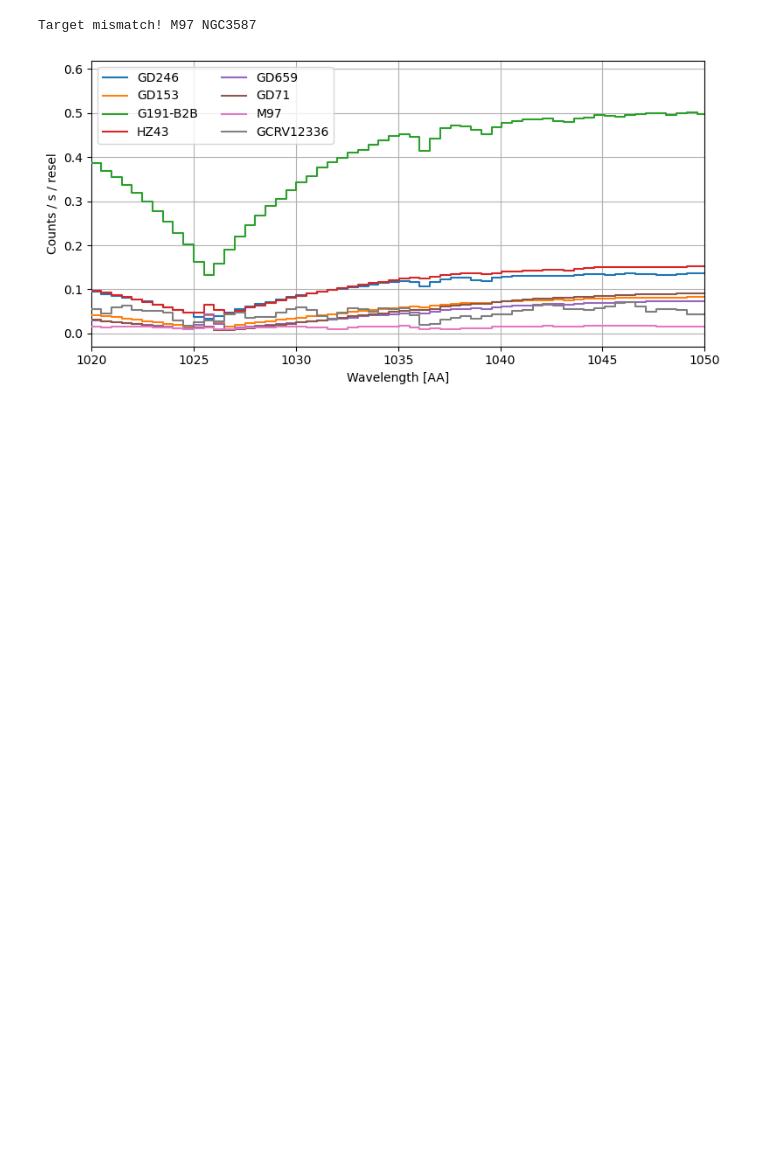
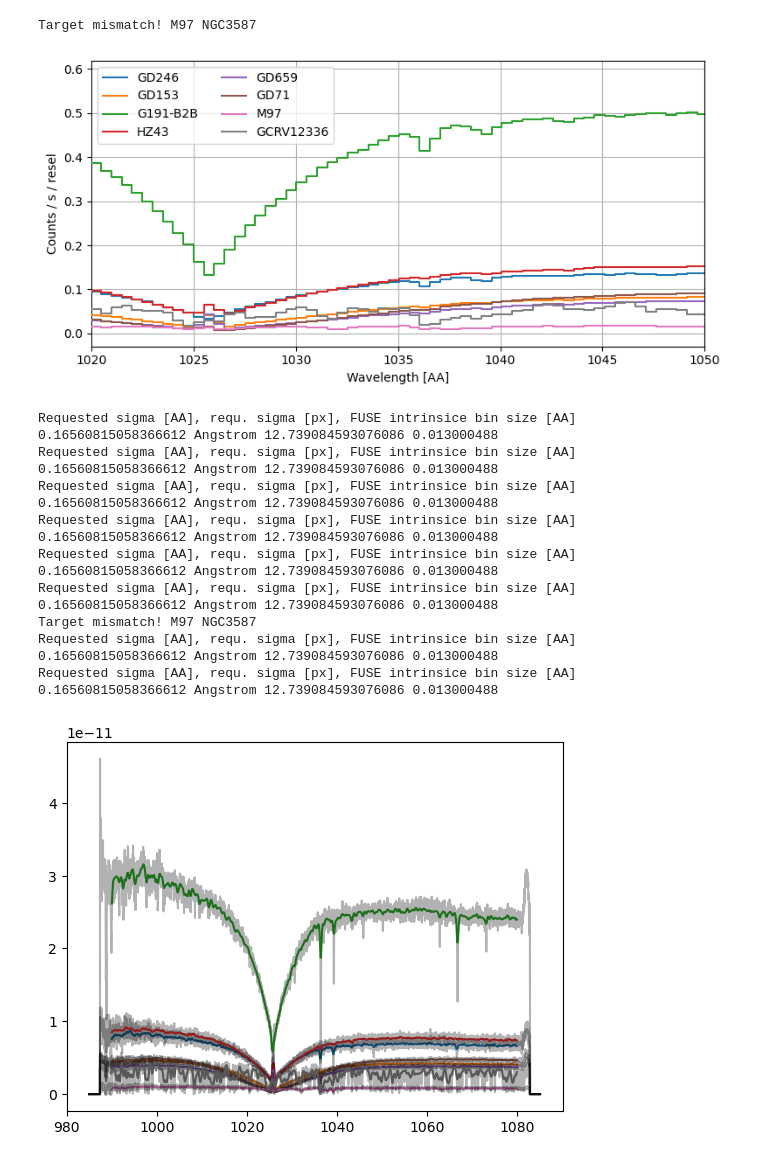
Before and after one commit to kepplerm/calTargets, a Jupyter notebook: scripts/calTargets_analysis.ipynb, the cells around one changed output. Cells and saved outputs as stored; diff of their text form; code cells hidden in the pictures; blank space fills up the shorter version.

```diff
--- a/scripts/calTargets_analysis.ipynb
+++ b/scripts/calTargets_analysis.ipynb
@@ -46,10 +46,12 @@ def specToAspera(lam, flux, texp, specbin=50.*u.km/u.s, aeff=0.75*u.cm**2,
     Returns
     -------
 
-    lam_new: 1D array
+    - 1D array
         Output wavelength array, assuming units of AA
-    counts: 1D array
+    - 1D array
         Output counts array, assuming units of counts
+    - 1D array
+        Output flux array, assuming units of erg/s/cm**2/AA
 
     """
 
@@ -62,12 +64,12 @@ def specToAspera(lam, flux, texp, specbin=50.*u.km/u.s, aeff=0.75*u.cm**2,
     std_AA = 1035*u.AA/respower/(2.*np.sqrt(2.*np.log(2)))
     stddev_px = (std_AA/np.mean(np.diff(lam*u.AA))).decompose().value
     spec_smooth = gaussian_smooth(spec, stddev=stddev_px)
-    print('Requested sigma [AA], requ. sigma [px], FUSE intrinsice bin size [AA]', std_AA, stddev_px, np.diff(lam)[0])
 
     # Rebin on 50 km/s grid
     dlam_new = ((specbin/c.c)*1035*u.AA).to(u.AA).value
     lam_new = np.arange(lam[0], lam[-1], step=dlam_new)*u.AA
-    fluxc_resample = FluxConservingResampler()
+    #fluxc_resample = FluxConservingResampler()
+    fluxc_resample = LinearInterpolatedResampler()
     spec_rebinned = fluxc_resample(spec_smooth, lam_new)
 
     # Convert to counts
@@ -75,7 +77,7 @@ def specToAspera(lam, flux, texp, specbin=50.*u.km/u.s, aeff=0.75*u.cm**2,
     dlam = dlam_new*u.AA
     counts = (spec_rebinned.flux/energy*texp*aeff*dlam).decompose()
 
-    return lam_new.value, counts
+    return lam_new.value, counts, spec_rebinned.flux
 # %%
 path_root = '/Users/kepplerm/Documents/Work/Data/FUSE/calibration_data/'
 #folders = ['flux_calib', 'wavelength_calib']
@@ -532,3 +534,61 @@ plt.show()
 # %% [output]
 Target mismatch! M97 NGC3587
 [figure]
+# %%
+# Compute integrated count rates for all targets
+
+targets = ['GD246','GD153','G191-B2B','HZ43','GD659','GD71', 'M97', 'GCRV12336', 'zetaOph']
+folders = ['flux_calib','flux_calib','flux_calib','flux_calib','flux_calib','flux_calib',
+           'wavelength_calib','wavelength_calib', 'wavelength_calib']
+texp_arr = [1, 1, 1, 1, 1, 1, 1, 1, 16]
+
+
+# Parameter choice
+specbin=43*u.km/u.s # intrinsic MCP pixel size in km/s
+aeff = 1.43*u.cm**2 # CBE value
+respower = 2654 # CBE value
+
+for i in range(0, len(targets)-1):
+    target = targets[i]
+    path = path_root+folders[i]
+    texp = texp_arr[i]
+
+    # No actual spectrum for zetaOph available. Create dummy spectrum.
+    if target == 'zetaOph':
+        flux = np.ones(len(lam))*0.3e-8#*u.erg/u.s/u.cm**2/u.AA
+
+    else:
+
+        # Read FUSE spectrum
+        path = path_root+folders[i]
+        files = path+'/'+target+'/'+target+'_combined.fit'
+        dat = fits.open(files)
+        targname = dat[0].header['TARGNAME']
+
+        if targname != target:
+            print('Target mismatch! '+target+' '+targname)
+
+        lam = np.squeeze(dat[1].data['WAVE'])
+        flux = np.squeeze(dat[1].data['FLUX'])
+
+
+    print(min(lam), max(lam))
+
+    # Generate Aspera mock spectrum
+    lamAsp, countsAsp, fluxAsp = specToAspera(lam, flux, texp, specbin=specbin,
+                                              aeff=aeff, respower=respower)
+
+    ind = ((lamAsp>990.) & (lamAsp<1080))
+    plt.plot(lamAsp[ind], fluxAsp[ind])
+    plt.plot(lam, flux, color='k', alpha=0.3)
+# %% [output]
+Requested sigma [AA], requ. sigma [px], FUSE intrinsice bin size [AA] 0.16560815058366612 Angstrom 12.739084593076086 0.013000488
+Requested sigma [AA], requ. sigma [px], FUSE intrinsice bin size [AA] 0.16560815058366612 Angstrom 12.739084593076086 0.013000488
+Requested sigma [AA], requ. sigma [px], FUSE intrinsice bin size [AA] 0.16560815058366612 Angstrom 12.739084593076086 0.013000488
+Requested sigma [AA], requ. sigma [px], FUSE intrinsice bin size [AA] 0.16560815058366612 Angstrom 12.739084593076086 0.013000488
+Requested sigma [AA], requ. sigma [px], FUSE intrinsice bin size [AA] 0.16560815058366612 Angstrom 12.739084593076086 0.013000488
+Requested sigma [AA], requ. sigma [px], FUSE intrinsice bin size [AA] 0.16560815058366612 Angstrom 12.739084593076086 0.013000488
+Target mismatch! M97 NGC3587
+Requested sigma [AA], requ. sigma [px], FUSE intrinsice bin size [AA] 0.16560815058366612 Angstrom 12.739084593076086 0.013000488
+Requested sigma [AA], requ. sigma [px], FUSE intrinsice bin size [AA] 0.16560815058366612 Angstrom 12.739084593076086 0.013000488
+[figure, added]
```
Also changed, not shown: parts of 1 cell of this notebook.
